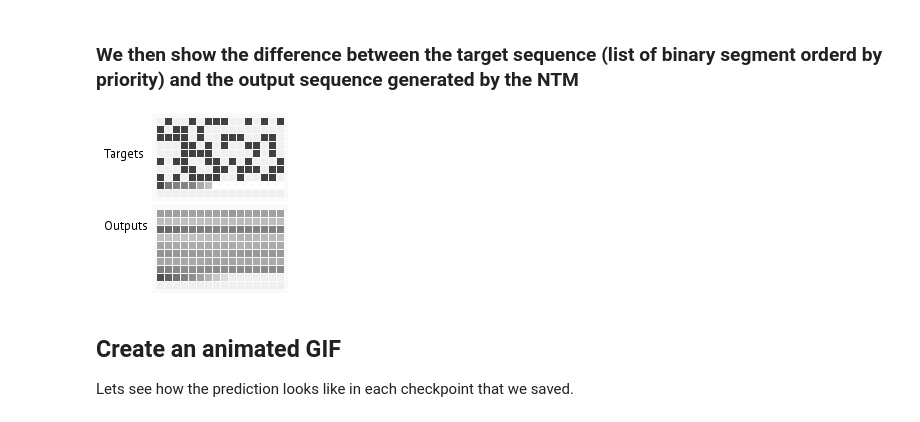
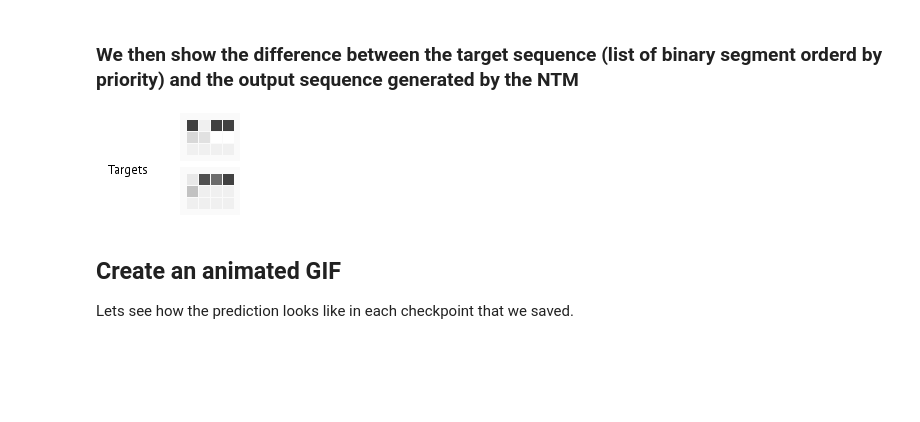
Before and after one commit to geektoni/pytorch-ntm, a Jupyter notebook: notebooks/priority-sort-task-plots.ipynb, the cells around one changed output. Cells and saved outputs as stored; diff of their text form; code cells hidden in the pictures; blank space fills up the shorter version.

Commit message:
Improve priority sort notebook to be easily usable.

```diff
--- a/notebooks/priority-sort-task-plots.ipynb
+++ b/notebooks/priority-sort-task-plots.ipynb
@@ -23,6 +23,11 @@ import os
 import sys
 sys.path.append(os.path.abspath(os.getcwd() + "./../"))
 
+batch_num = 50000
+seed = 1 #10
+seq_len = 4 #4
+seq_num_bits = 1 #1
+
 %matplotlib inline
 # %%
 batch_num = 50000
@@ -121,13 +126,15 @@ import io
 from tasks.prioritysort import dataloader
 from train import evaluate
 # %%
-from tasks.prioritysort import PrioritySortTaskModelTraining
-model = PrioritySortTaskModelTraining()
+from tasks.prioritysort import PrioritySortTaskModelTraining, PrioritySortTaskParams
+params = PrioritySortTaskParams()
+params.sequence_width=seq_num_bits
+params.sequence_max_length=seq_len
+model = PrioritySortTaskModelTraining(params)
 # %%
-model.net.load_state_dict(torch.load("./../results/priority-sort/priority-sort-task-1-batch-50000.model"))
+model.net.load_state_dict(torch.load("./../results/priority-sort/priority-sort-task-{}-batch-{}.model".format(seed, batch_num)))
 # %%
-seq_len = 20
-_, x, y = next(iter(dataloader(1, 1, seq_len, 8)))
+_, x, y = next(iter(dataloader(1, 1, seq_len, seq_num_bits)))
 result = evaluate(model.net, model.criterion, x, y)
 y_out = result['y_out']
 # %%
@@ -179,26 +186,26 @@ def im_vconcat(im1, im2, pad=8):
 # %%
 def make_eval_plot(y, y_out, u=12):
     im_y = draw_sequence(y, u)
     im_y_out = draw_sequence(y_out, u)
     im = im_vconcat(im_y, im_y_out, u//2)
 
     w, h = im.size
     pad_w = u * 7
     im2 = Image.new('L', (w+pad_w, h), color=255)
     im2.paste(im, (pad_w, 0))
 
     # Add text
     font = ImageFont.truetype("./fonts/PT_Sans-Web-Regular.ttf", 13)
     draw = ImageDraw.ImageDraw(im2)
     draw.text((u,4*u), "Targets", font=font)
     draw.text((u,13*u), "Outputs", font=font)
 
     return im2
 
-im = make_eval_plot(y, y_out, u=8)
+im = make_eval_plot(y, y_out)
 IPythonImage(im_to_png_bytes(im))
 # %% [output]
-[figure, old version]
+[figure, new version]
 # %% [markdown]
 ## Create an animated GIF
 
```
Also changed, not shown: parts of 4 cells of this notebook, 3 other files.
